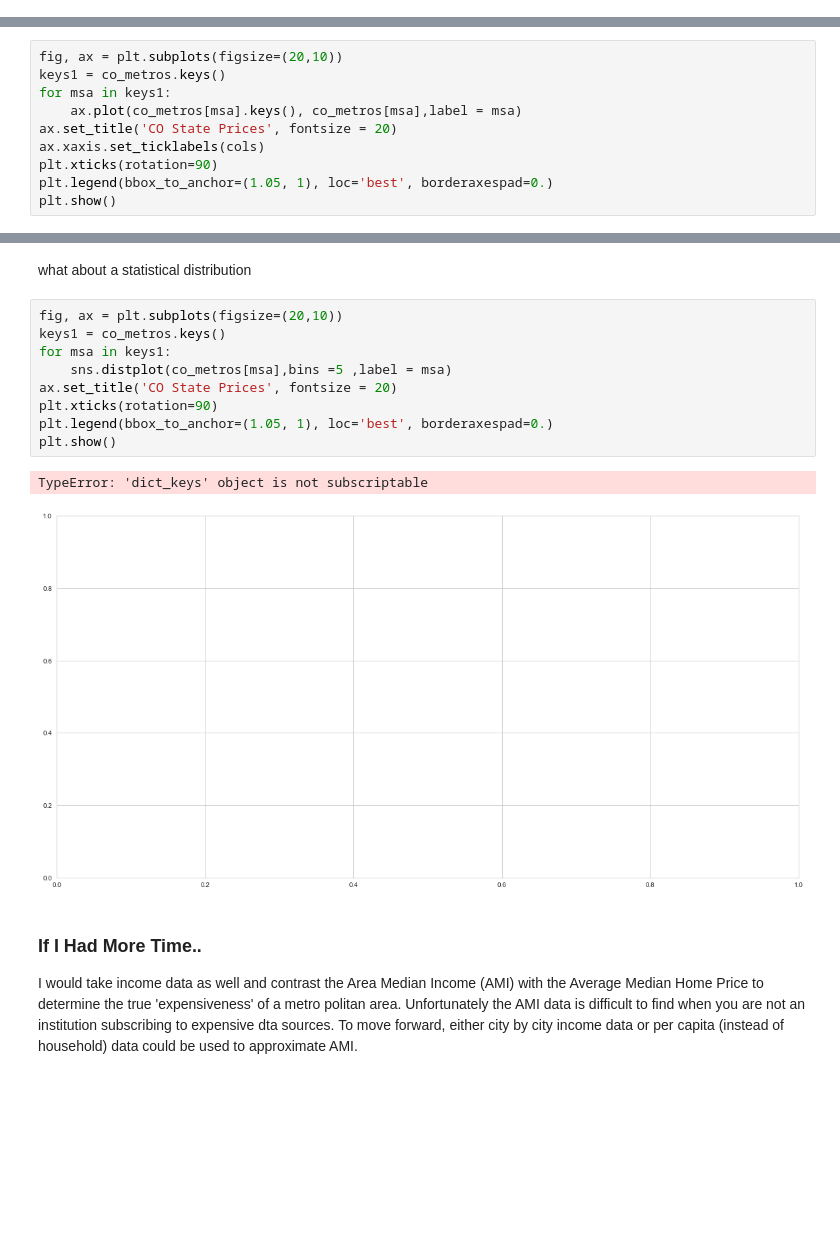
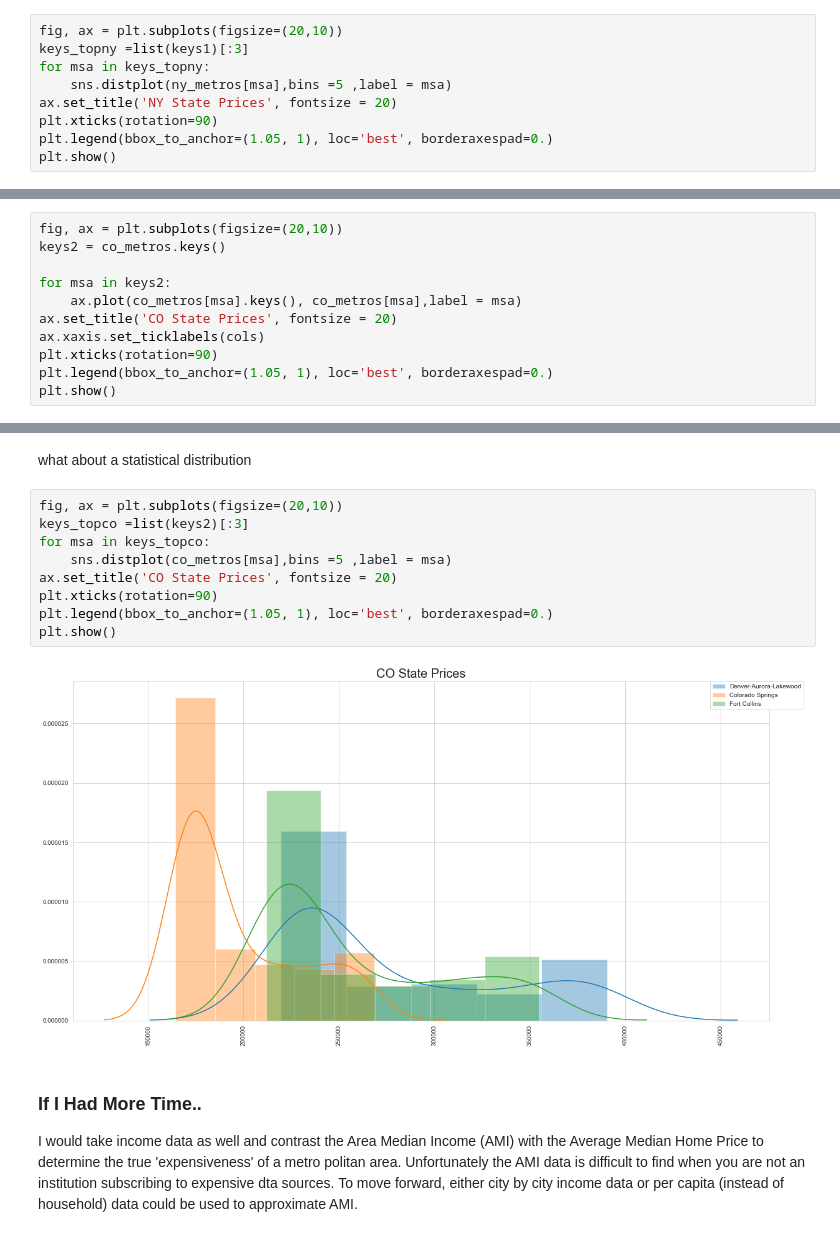
Before and after one commit to MissAle17/Median_Home_Price, a Jupyter notebook: Visualizing Home Prices.ipynb, the cells around one changed output, grey strips where cells are left out. Cells and saved outputs as stored; diff of their text form; blank space fills up the shorter version.

```diff
--- a/Visualizing Home Prices.ipynb
+++ b/Visualizing Home Prices.ipynb
@@ -381,3 +381,12 @@ plt.legend(bbox_to_anchor=(1.05, 1), loc='best', borderaxespad=0.)
 plt.show()
 # %% [output]
 [figure]
+# %%
+fig, ax = plt.subplots(figsize=(20,10))
+keys_topny =list(keys1)[:3]
+for msa in keys_topny:
+    sns.distplot(ny_metros[msa],bins =5 ,label = msa)
+ax.set_title('NY State Prices', fontsize = 20)
+plt.xticks(rotation=90)
+plt.legend(bbox_to_anchor=(1.05, 1), loc='best', borderaxespad=0.)
+plt.show()
@@ -404,8 +415,9 @@ for msa in co_metros.keys():
 co_metros = {k: co_metros[k] for k in co_metros if type(k) is str}
 # %%
 fig, ax = plt.subplots(figsize=(20,10))
-keys1 = co_metros.keys()
-for msa in keys1:
+keys2 = co_metros.keys()
+
+for msa in keys2:
     ax.plot(co_metros[msa].keys(), co_metros[msa],label = msa)
 ax.set_title('CO State Prices', fontsize = 20)
 ax.xaxis.set_ticklabels(cols)
@@ -418,16 +430,15 @@ plt.show()
 what about a statistical distribution
 # %%
 fig, ax = plt.subplots(figsize=(20,10))
-keys1 = co_metros.keys()
-for msa in keys1:
+keys_topco =list(keys2)[:3]
+for msa in keys_topco:
     sns.distplot(co_metros[msa],bins =5 ,label = msa)
 ax.set_title('CO State Prices', fontsize = 20)
 plt.xticks(rotation=90)
 plt.legend(bbox_to_anchor=(1.05, 1), loc='best', borderaxespad=0.)
 plt.show()
 # %% [output]
-TypeError: 'dict_keys' object is not subscriptable
-[figure, old version]
+[figure, new version]
 # %% [markdown]
 ### If I Had More Time..
 
```
Also changed, not shown: parts of 3 cells of this notebook.
